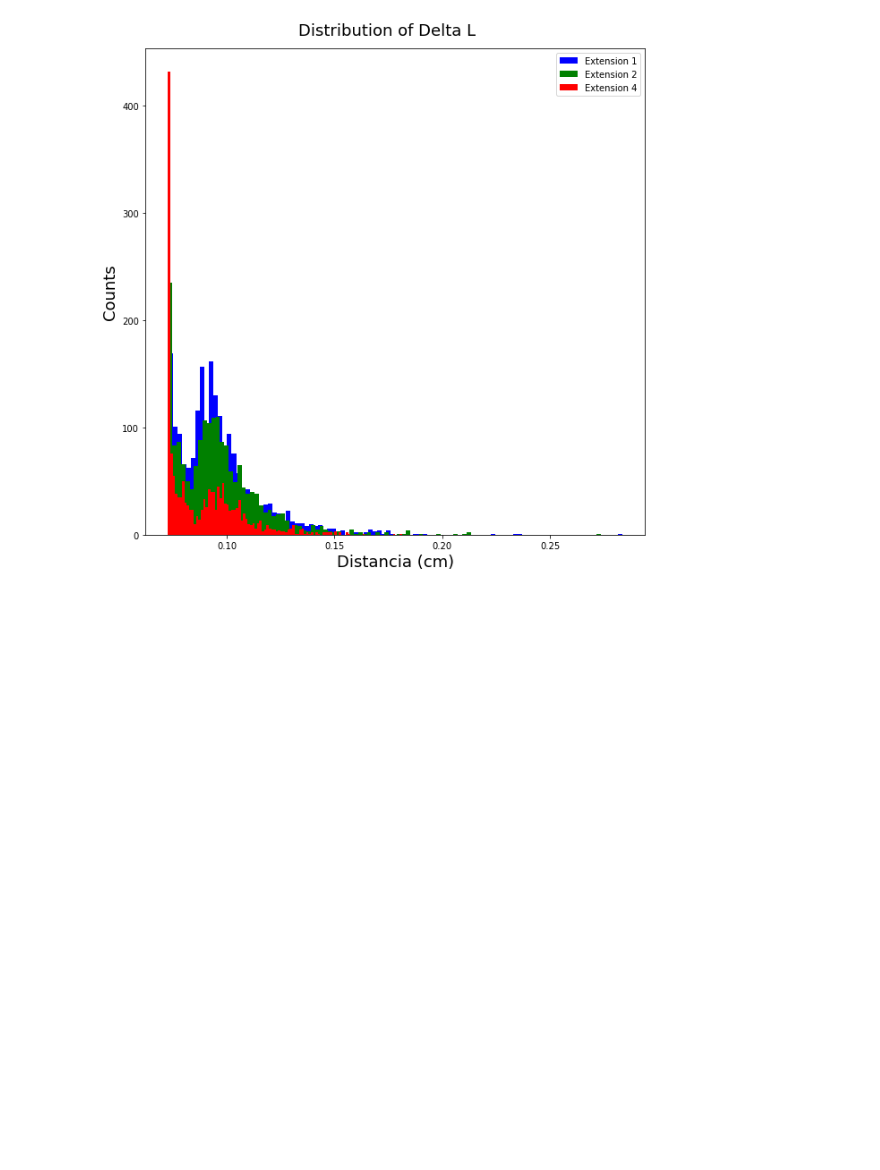
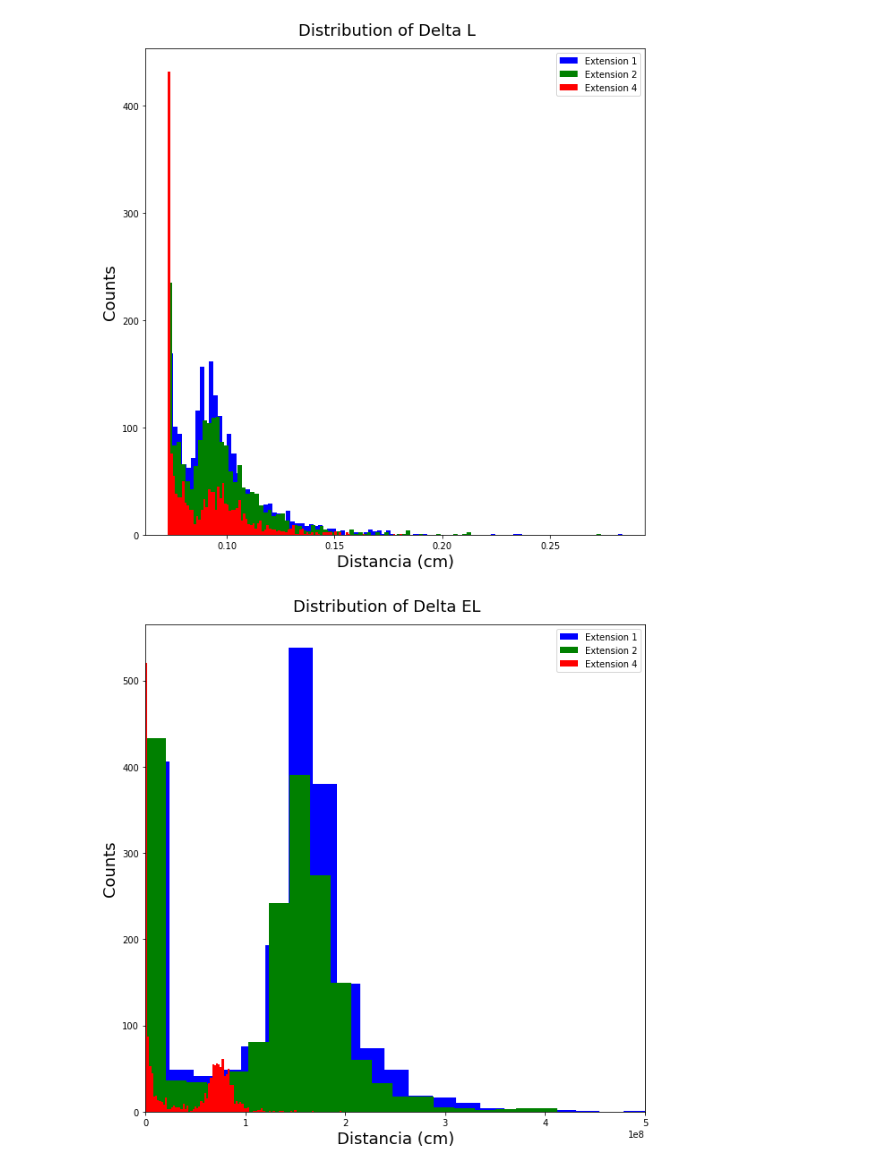
Before and after one commit to mausanram/CodigosICN, a Jupyter notebook: Catalogo_Eventos/Ajuste_Espectro.ipynb, the cells around one changed output. Saved outputs shown, nothing was run; the diff lists cells and outputs as text; code cells hidden in the pictures; blank space fills up the shorter version.

Commit message:
Se agregó els espectro de DeltaEL al notebook

```diff
--- a/Catalogo_Eventos/Ajuste_Espectro.ipynb
+++ b/Catalogo_Eventos/Ajuste_Espectro.ipynb
@@ -1087,6 +1087,20 @@ fig.suptitle('Distribution of Delta L', size = 18, y=0.92)
 plt.show()
 # %% [output]
 [figure]
+# %%
+fig, axs = plt.subplots(figsize = [10,10])
+axs.hist(data_histogram['extension_1']['deltaEL'], bins = 100, color = 'b', label = 'Extension 1')
+axs.hist(data_histogram['extension_2']['deltaEL'], bins = 100, color = 'g', label = 'Extension 2')
+axs.hist(data_histogram['extension_4']['deltaEL'], bins = 100, color = 'r', label = 'Extension 4')
+axs.legend()
+
+axs.set_xlim(0, 0.5 * 10**9)
+axs.set_xlabel('Distancia (cm)', size = 18)
+axs.set_ylabel('Counts', size = 18)
+fig.suptitle('Distribution of Delta EL', size = 18, y=0.92)
+plt.show()
+# %% [output]
+[figure, added]
 # %%
 clean_charge_ext_1 = []
 for charge in data_histogram['extension_1']['charge']:
```
